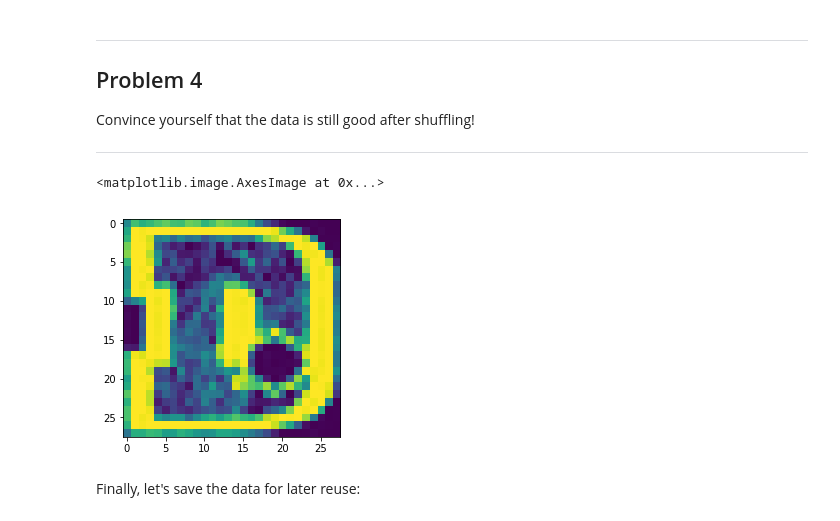
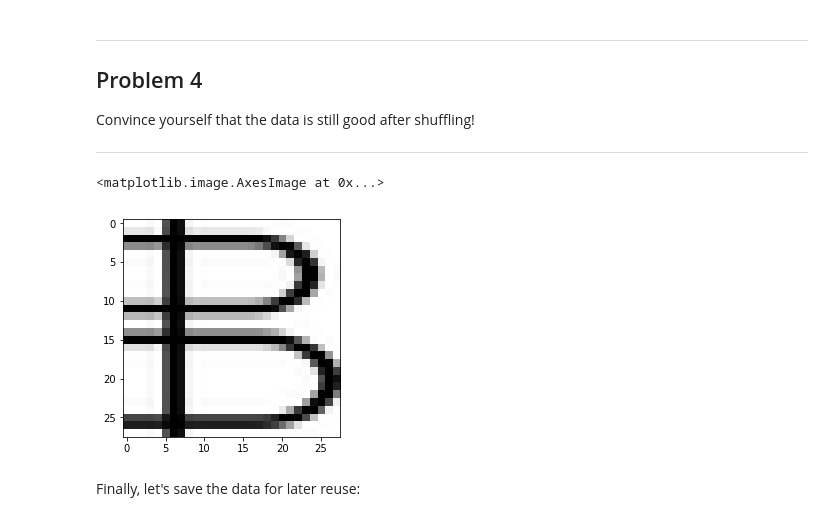
Before and after one commit to bvdeenen/udacity-deeplearning, a Jupyter notebook: notmnist/1_notmnist.ipynb, the cells around one changed output. Saved outputs shown, nothing was run; the diff lists cells and outputs as text; code cells hidden in the pictures.

```diff
--- a/notmnist/1_notmnist.ipynb
+++ b/notmnist/1_notmnist.ipynb
@@ -205,5 +210,5 @@ Let's verify that the data still looks good. Displaying a sample of the labels a
 with open("notMNIST_large/J.pickle","rb") as f:
     js = pickle.load(f)
     j5=js[15,:,:]
-    plt.imshow(j5)
+    plt.imshow(j5, cmap=plt.cm.gray.reversed())
 # %% [output]
@@ -215,3 +220,10 @@ Problem 3
 Another check: we expect the data to be balanced across classes. Verify that.
 
 ---
+# %%
+plt.figure(figsize=(20,4))
+for index, (name, dataset) in enumerate(zip(['train','test', 'validate'],
+                                            [train_labels, test_labels, valid_labels])):
+    plt.subplot(1, 3, index + 1)
+    plt.hist(dataset, rwidth=0.8)
+    plt.title('Hist: %s\n' % (name,), fontsize = 20)
@@ -297,10 +311,10 @@ Convince yourself that the data is still good after shuffling!
 
 ---
 # %%
-plt.imshow(train_dataset[5,:,:])
+plt.imshow(train_dataset[5,:,:], cmap=plt.cm.gray.reversed())
 # %% [output]
 <matplotlib.image.AxesImage at 0x...>
-[figure, old version]
+[figure, new version]
 # %% [markdown]
 Finally, let's save the data for later reuse:
 # %%
```
Also changed, not shown: parts of 14 cells of this notebook, 1 other file.
